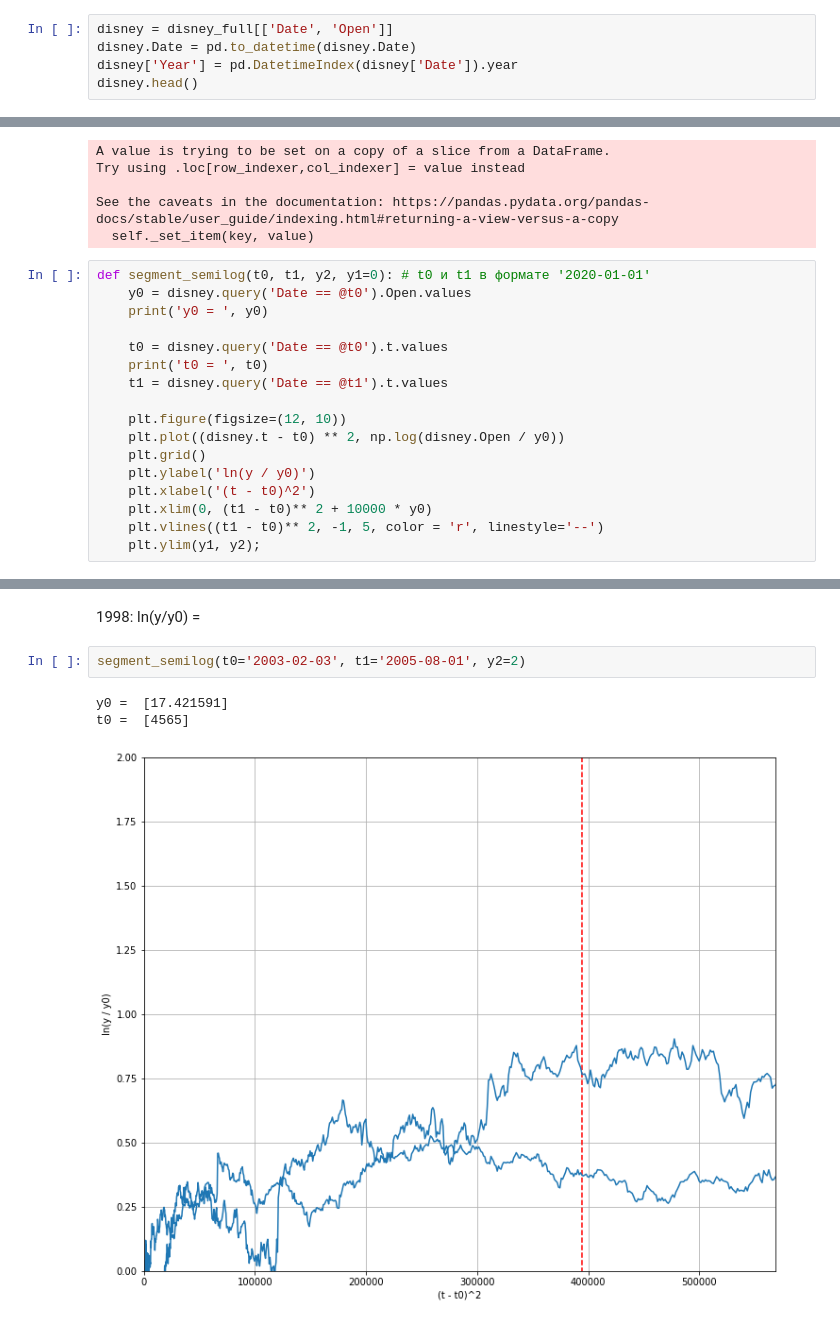
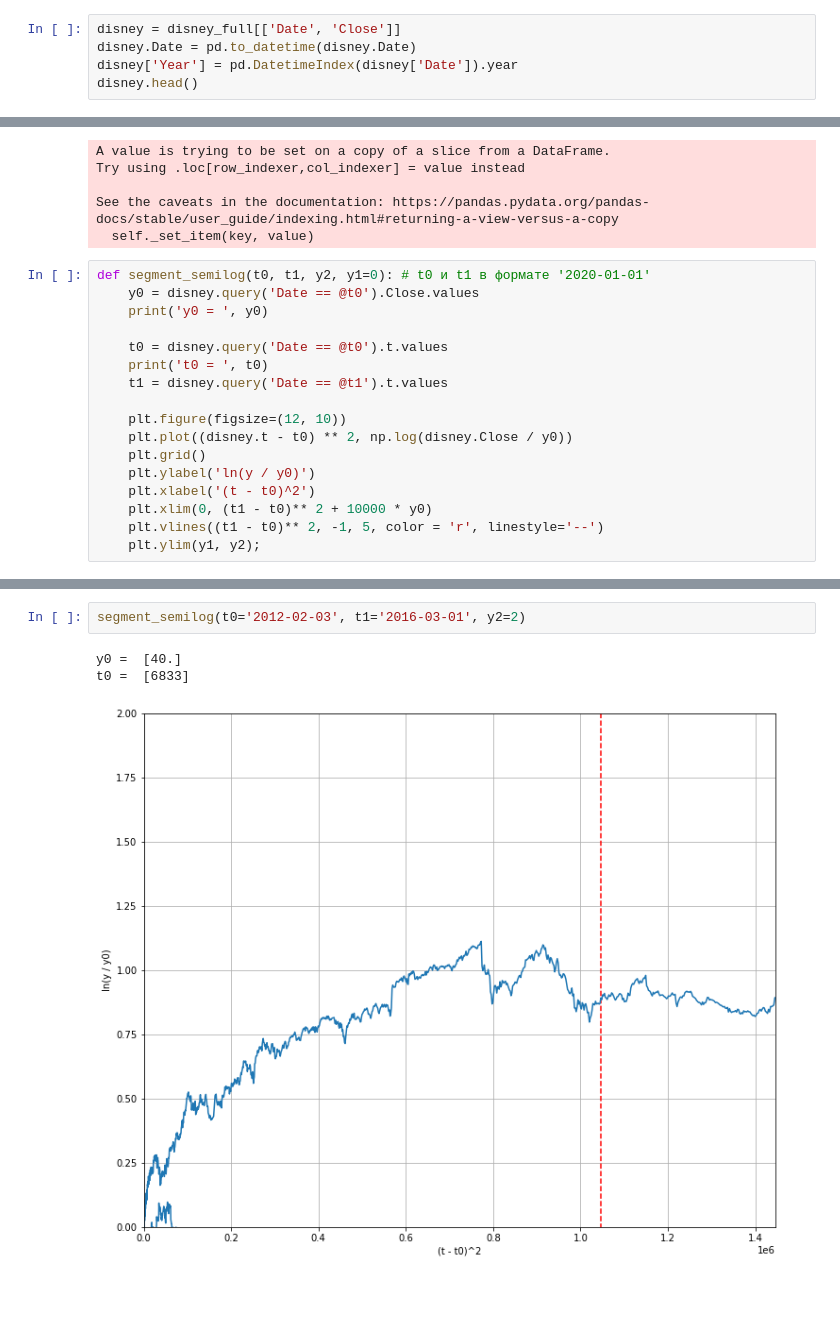
Before and after one commit to ValeriaGruzilova/-, a Jupyter notebook: Disney_analisys.ipynb, the cells around one changed output, grey strips where cells are left out. Drawn from its saved outputs; the diff is of its cells as text; blank space fills up the shorter version.

```diff
--- a/Disney_analisys.ipynb
+++ b/Disney_analisys.ipynb
@@ -18,7 +17,7 @@ disney_full.head()
 | 3 | 1985-01-07 | 1.225418 | 1.243401 | 1.225418 | 1.235694 | 0.873995 | 3381652 |
 | 4 | 1985-01-08 | 1.235694 | 1.245970 | 1.230556 | 1.243401 | 0.879445 | 2997263 |
 # %%
-disney = disney_full[['Date', 'Open']]
+disney = disney_full[['Date', 'Close']]
 disney.Date = pd.to_datetime(disney.Date)
 disney['Year'] = pd.DatetimeIndex(disney['Date']).year
 disney.head()
@@ -134,7 +133,7 @@ See the caveats in the documentation: https://pandas.pydata.org/pandas-docs/stab
   self._set_item(key, value)
 # %%
 def segment_semilog(t0, t1, y2, y1=0): # t0 и t1 в формате '2020-01-01'
-    y0 = disney.query('Date == @t0').Open.values
+    y0 = disney.query('Date == @t0').Close.values
     print('y0 = ', y0)
 
     t0 = disney.query('Date == @t0').t.values
@@ -142,7 +141,7 @@ def segment_semilog(t0, t1, y2, y1=0): # t0 и t1 в формате '2020-01-01'
     t1 = disney.query('Date == @t1').t.values
 
     plt.figure(figsize=(12, 10))
-    plt.plot((disney.t - t0) ** 2, np.log(disney.Open / y0))
+    plt.plot((disney.t - t0) ** 2, np.log(disney.Close / y0))
     plt.grid()
     plt.ylabel('ln(y / y0)')
     plt.xlabel('(t - t0)^2')
@@ -174,9 +167,7 @@ t0 =  [2887]
-# %% [markdown]
-1998: ln(y/y0) =
 # %%
-segment_semilog(t0='2003-02-03', t1='2005-08-01', y2=2)
+segment_semilog(t0='2012-02-03', t1='2016-03-01', y2=2)
 # %% [output]
-y0 =  [17.421591]
-t0 =  [4565]
+y0 =  [40.]
+t0 =  [6833]
-[figure, old version]
+[figure, new version]
 # %% [markdown]
```
Also changed, not shown: parts of 30 cells of this notebook, 21 other files.
